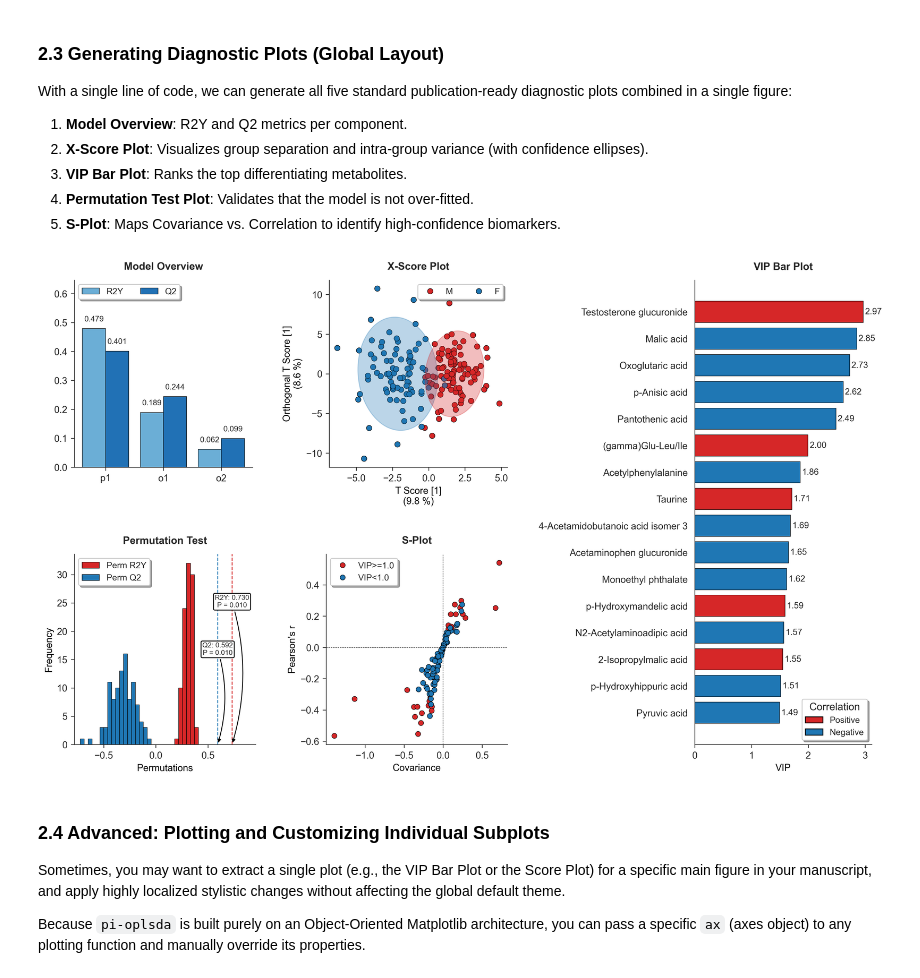
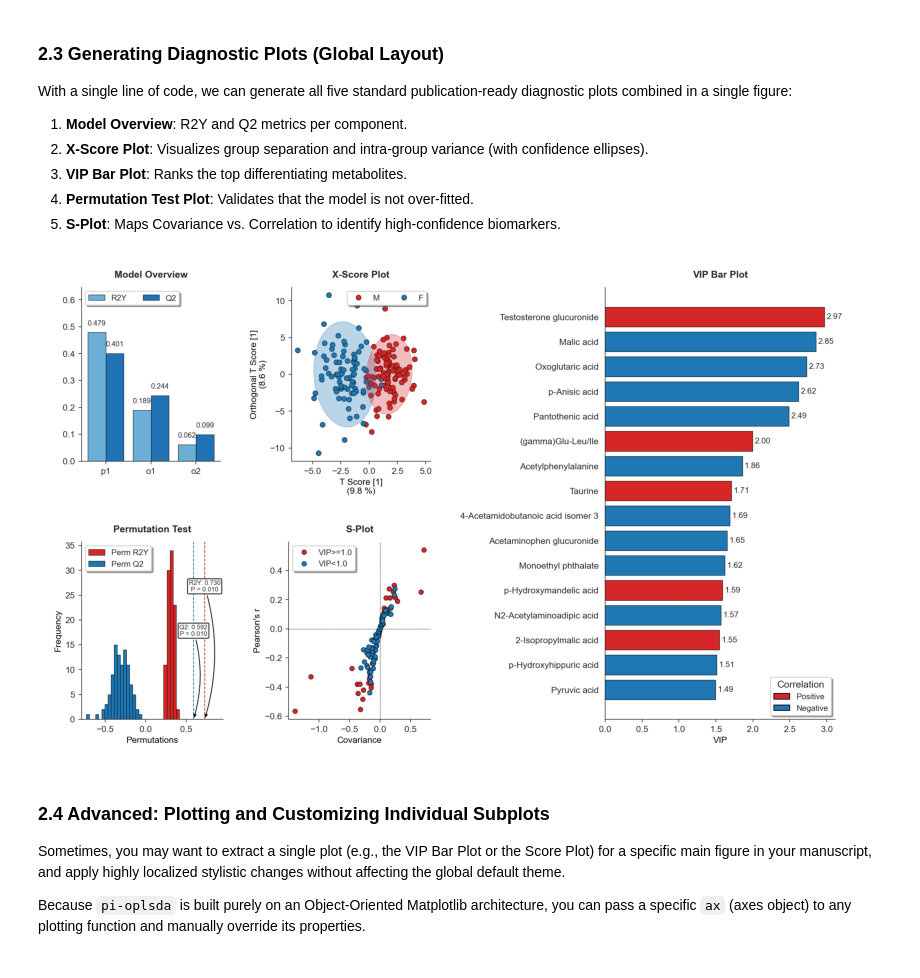
Before and after one commit to KaikunXu/pi-oplsda, a Jupyter notebook: examples/quickstart_en.ipynb, the cells around one changed output. Saved outputs shown, nothing was run; the diff lists cells and outputs as text; code cells hidden in the pictures.

```diff
--- a/examples/quickstart_en.ipynb
+++ b/examples/quickstart_en.ipynb
@@ -159,18 +159,28 @@ With a single line of code, we can generate all five standard publication-ready
 5. **S-Plot**: Maps Covariance vs. Correlation to identify high-confidence biomarkers.
 # %%
 # Generate and display all diagnostic plots in a unified grid layout.
-# Pass the perm_results to enable the Permutation plot.
-# wrap_width handles long metabolite names in the VIP plot automatically.
-# figsize can be explicitly set to fit specific journal column widths.
+# Pass 'perm_results' to enable the permutation test subplot.
+# 'wrap_width' automatically handles long metabolite names in the VIP plot.
+# 'figsize' can be customized to fit specific journal column widths.
+# Note: The inline display DPI is entirely independent of the 'save_path'
+# export, which strictly maintains publication-grade resolution (300 DPI).
+# 'return_fig' and 'show_plot' control the interactive rendering behavior:
+#   - return_fig=False, show_plot=True: Displays a standard, low-DPI inline
+#     image rendered via the default Matplotlib backend.
+#   - return_fig=True, show_plot=False: Returns the layout object. You must
+#     uncomment the 'vis_summary' line below to display the high-DPI image.
+
 vis_summary = vis_opls.plot_all(
     perm_results=perm_results,
     wrap_width=40,
     figsize=(8, 6),
-    return_fig=True
+    return_fig=False,
+    show_plot=True,
+    save_path=None
 )
-vis_summary
+# vis_summary
 # %% [output]
-[figure, old version]
+[figure, new version]
 # %% [markdown]
 ### 2.4 Advanced: Plotting and Customizing Individual Subplots
 Sometimes, you may want to extract a single plot (e.g., the VIP Bar Plot or the Score Plot) for a specific main figure in your manuscript, and apply highly localized stylistic changes without affecting the global default theme.
```
Also changed, not shown: 3 other files.
